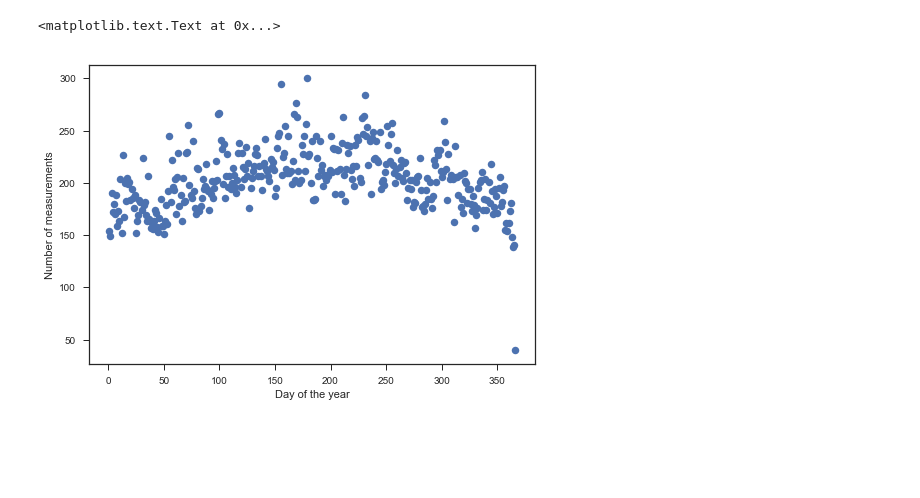
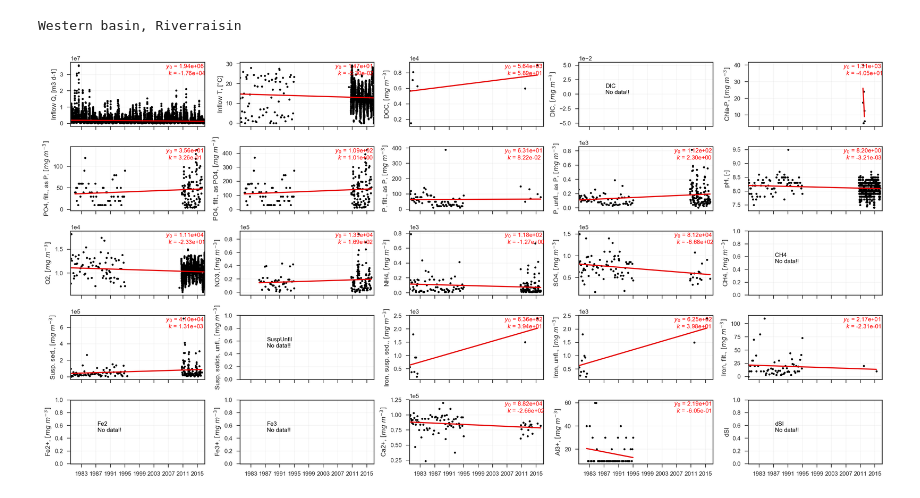
Before and after one commit to pycckuu/Great-Lakes-Data, a Jupyter notebook: post_proc_scripts/Data test 2.ipynb, the cells around one changed output. Saved outputs shown, nothing was run; the diff lists cells and outputs as text; code cells hidden in the pictures; blank space fills up the shorter version.

Commit message:
updated plots

```diff
--- a/post_proc_scripts/Data test 2.ipynb
+++ b/post_proc_scripts/Data test 2.ipynb
@@ -52,9 +6,2 @@ count = c.Susp + c.PO4a + c.PO4b + c.PO4d + c.PO4c + c.DOC + c.DIC + c.Chla + c.
-# %%
-plt.plot(count.index.values, count, '.', markersize=15)
-plt.xlabel('Day of the year')
-plt.ylabel('Number of measurements')
-# %% [output]
-<matplotlib.text.Text at 0x...>
-[figure, removed]
 # %%
 %matplotlib inline
@@ -64 +9,6 @@ plt.close()
+# %%
+df = plot_subplots_for_river_inputs('Western', 'riverraisin', method=plot_all_years_graph_in_ax_of_subplot)
+# %% [output]
+Western basin, Riverraisin
+[figure, added]
 # %%
```
Also changed, not shown: parts of 16 cells of this notebook, 3 other files.
